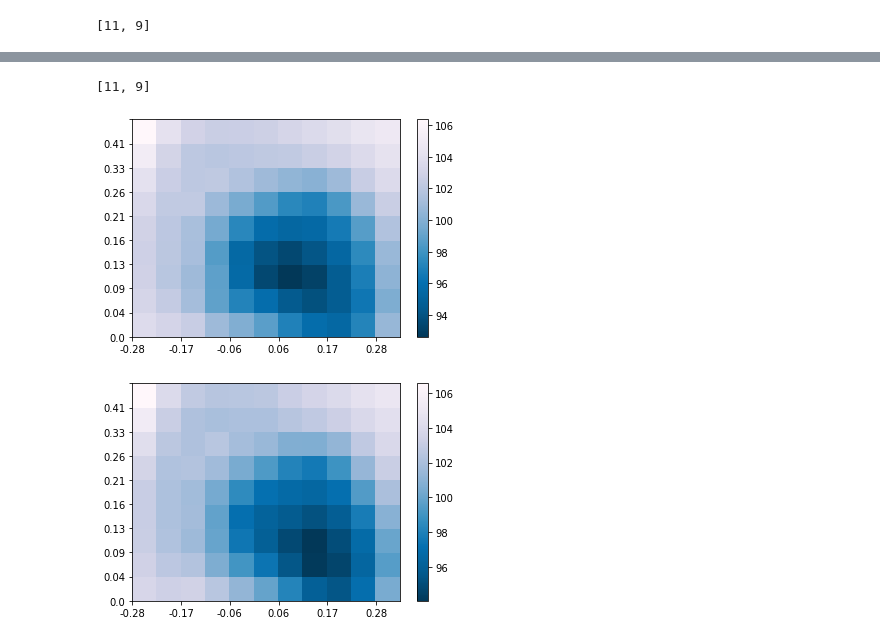
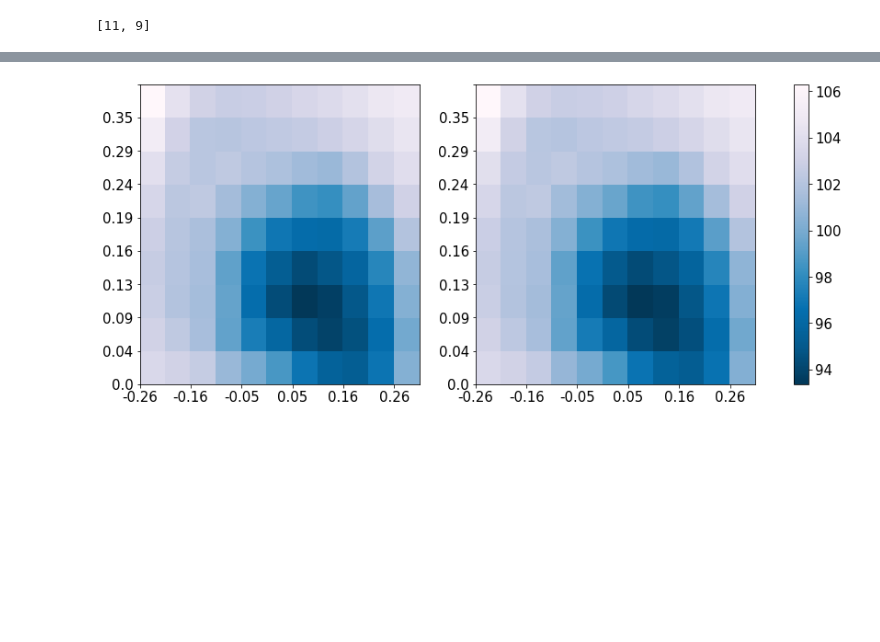
Before and after one commit to machines-in-motion/deepq_stepper, a Jupyter notebook: python/py_deepq_stepper/3d_dq_stepper_test.ipynb, the cells around one changed output, grey strips where cells are left out. Drawn from its saved outputs; the diff is of its cells as text; code cells hidden in the pictures; blank space fills up the shorter version.

Commit message:
figures and plots

```diff
--- a/python/py_deepq_stepper/3d_dq_stepper_test.ipynb
+++ b/python/py_deepq_stepper/3d_dq_stepper_test.ipynb
@@ -170,12 +165,12 @@ class DQStepper:
 
         return q_values, [action_x, action_y, action_z]
 # %%
-ht = 0.2
-env = InvertedPendulumEnv(ht, 0.13, 0.28, [0.5, 3, 1.5], [11,9])
+ht = 0.28
+env = InvertedPendulumEnv(ht, 0.13, 0.22, [0.5, 3, 1.5], [11,9])
 no_actions = [len(env.action_space_x), len(env.action_space_y)]
 print(no_actions)
 
-dqs = DQStepper(lr=1e-4, gamma=0.98, use_tarnet= True, no_actions= no_actions, trained_model='../../models/bolt/dqs_1')
+dqs = DQStepper(lr=1e-4, gamma=0.98, use_tarnet= True, no_actions= no_actions, trained_model='../../models/bolt/lipm_walking/dqs_3')
 # %% [output]
 [11, 9]
 # %%
@@ -183,8 +178,9 @@ no_steps = 10 ## number of steps simulated per episode (pendulum steps)
 step_time = 0.1 ## time after which step is taken
 
 v_des = [0.0, 0]
-# v_init = [2*(np.random.rand() - 0.5), np.random.rand() - 0.5]
-v_init = [0, 0.0]
+v_init = [2*(np.random.rand() - 0.5), np.random.rand() - 0.5]
+# v_init = [0, 0.0]
+print(v_init)
 state = env.reset_env([0.0, 0.0, ht, v_init[0], v_init[1]], v_des, no_steps*step_time)
 epi_cost = 0
 for n in range(no_steps):
@@ -205,36 +212,40 @@ NameError: name 'ht' is not defined
-# %%
-ht = 0.2
-env = InvertedPendulumEnv(ht, 0.13, 0.28, [0.5, 3, 1.5], [11,9])
-no_actions = [len(env.action_space_x), len(env.action_space_y)]
-print(no_actions)
-
-dqs_1 = DQStepper(lr=1e-4, gamma=0.98, use_tarnet= True, no_actions= no_actions, trained_model='../../models/dqs_1')
-dqs_2 = DQStepper(lr=1e-4, gamma=0.98, use_tarnet= True, no_actions= no_actions, trained_model='../../models/dqs_3')
-# %% [output]
-[11, 9]
 # %%
 # This block is for visualising the output from the dqstepper
-
-def plot_heatmap(x1, terr, dqs, env):
-    q = dqs.predict_q(x1, terr)[0]
+def plot_heatmap(x1, x2, terr_1, terr_2, dqs, env):
+    plt.rcParams.update({'font.size': 15})
+    q_1 = dqs.predict_q(x1, terr_1)[0]
+    q_2 = dqs.predict_q(x2, terr_2)[0]
     n = dqs.no_actions
     q_mat = np.zeros((n[1], n[0]))
-    for i in range(len(q)):
-        q_mat[int(dqs.x_in[i,9]), int(dqs.x_in[i,8])] = q[i]
-    fig, ax = plt.subplots()
-    ax.set_xticklabels(env.action_space_x[::2])
-    ax.set_yticklabels(env.action_space_y)
-    heatmap = ax.pcolor(q_mat, cmap='PuBu_r')
+    for i in range(len(q_1)):
+        q_mat[int(dqs.x_in[i,9]), int(dqs.x_in[i,8])] = q_1[i]
+    fig, ax = plt.subplots(1,2, figsize = (15, 6))
+    ax[0].set_xticklabels(env.action_space_x[::2])
+    ax[0].set_yticklabels(env.action_space_y)
+    heatmap = ax[0].pcolor(q_mat, cmap='PuBu_r')
+
+    for i in range(len(q_2)):
+        q_mat[int(dqs.x_in[i,9]), int(dqs.x_in[i,8])] = q_2[i]
+    ax[1].set_xticklabels(env.action_space_x[::2])
+    ax[1].set_yticklabels(env.action_space_y)
+    heatmap = ax[1].pcolor(q_mat, cmap='PuBu_r')
+
     fig.colorbar(heatmap, ax=ax)
     plt.show()
 
-x1 = [0, 0, 0.28, 0.5, 0, 1, 0, 0]
-terrain_1 = 0.0*(np.random.randint(-4, 5, no_actions[0]*no_actions[1]))/4.0
-plot_heatmap(x1, terrain, dqs_1, env)
 
-x2 = [0, 0, 0.28, 0.5, 0, 1, 0, 0]
-terrain_2 = -0.5*np.ones(no_actions[0]*no_actions[1])
-plot_heatmap(x2, terrain_2, dqs_1, env)
+# dqs = DQStepper(lr=1e-4, gamma=0.98, use_tarnet= True, no_actions= no_actions, trained_model='../../models/bolt/lipm_walking/dqs_3')
+dqs = DQStepper(lr=1e-4, gamma=0.98, use_tarnet= True, no_actions= no_actions, trained_model='../../models/dqs_2')
+
+x1 = [0, 0, 0.28, -0.5, 0.2, 1, 0, 0]
+x2 = [0, 0, 0.28, 0.5, -0.1, 1, 0, 0]
+
+terrain_1 = -0.02*(np.random.randint(-4, 5, no_actions[0]*no_actions[1]))/4.0
+terrain_2 = 0.03*(np.random.randint(-4, 5, no_actions[0]*no_actions[1]))/4.0
+plot_heatmap(x2, x2, terrain_1, terrain_2, dqs, env)
+
+# x2 = [0, 0, 0.28, 0.5, 0, 1, 0, 0]
+# terrain_2 = -0.5*np.ones(no_actions[0]*no_actions[1])
+# plot_heatmap(x2, terrain_2, dqs, env)
 # %% [output]
-[figure, old version]
+[figure, new version]
-[figure, removed]
```
Also changed, not shown: parts of 6 cells of this notebook, 28 other files.
